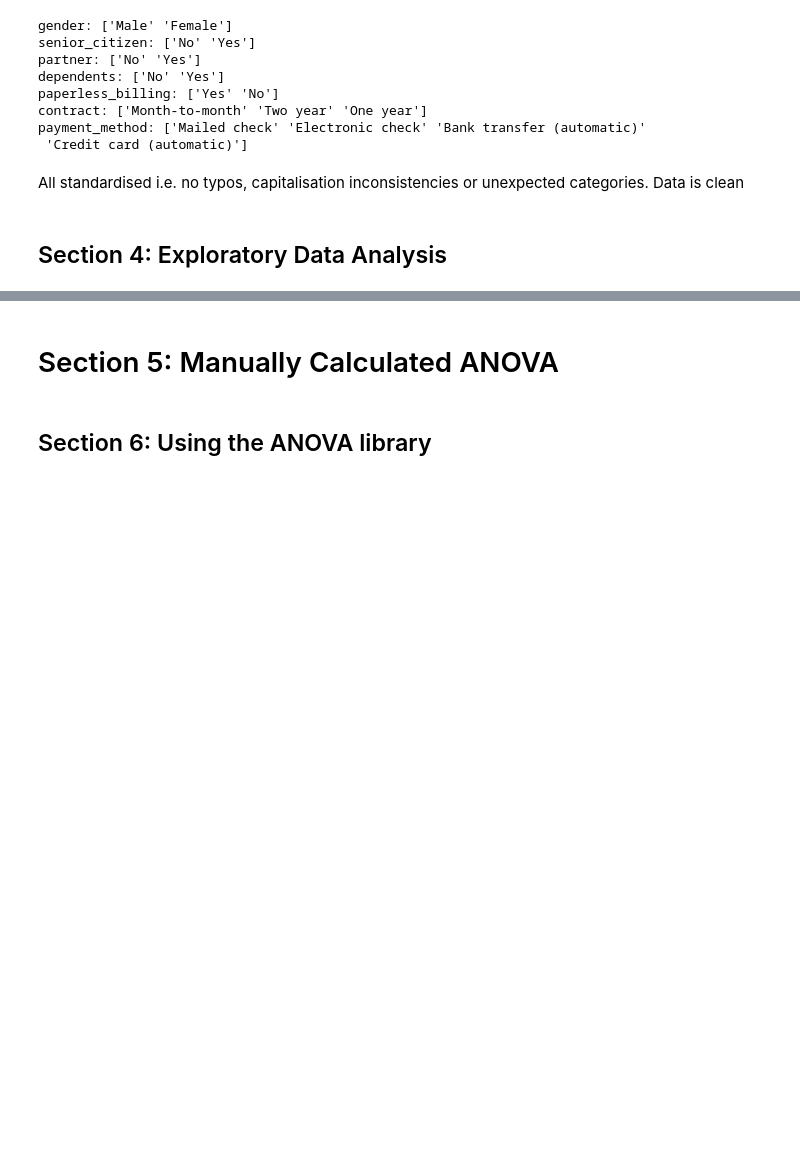
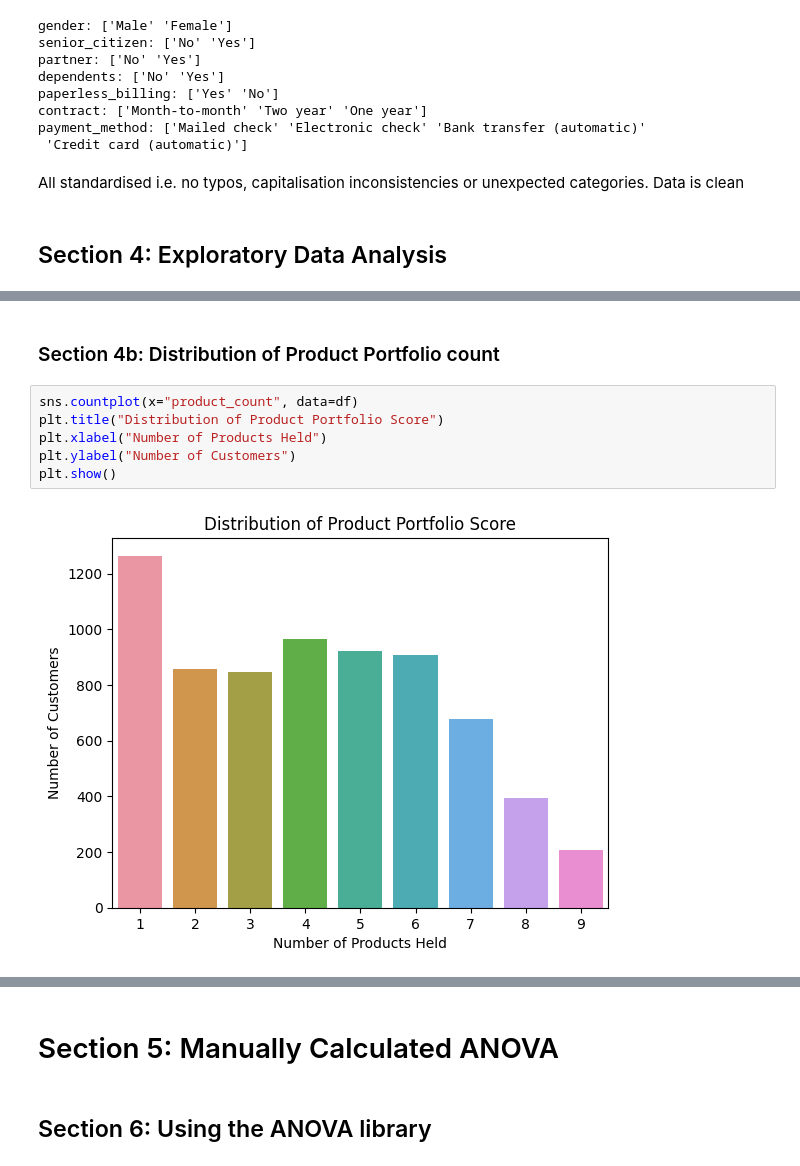
Before and after one commit to JessNicholls/asmm_summative_2, a Jupyter notebook: ASMM Summative 2.ipynb, the cells around one changed output, grey strips where cells are left out. Cells and saved outputs as stored; diff of their text form; blank space fills up the shorter version.

```diff
--- a/ASMM Summative 2.ipynb
+++ b/ASMM Summative 2.ipynb
@@ -330,0 +366,10 @@ All standardised i.e. no typos, capitalisation inconsistencies or unexpected cat
+# %% [markdown]
+### Section 4b: Distribution of Product Portfolio count
+# %%
+sns.countplot(x="product_count", data=df)
+plt.title("Distribution of Product Portfolio Score")
+plt.xlabel("Number of Products Held")
+plt.ylabel("Number of Customers")
+plt.show()
+# %% [output]
+[figure, added]
```
Also changed, not shown: parts of 31 cells of this notebook.
